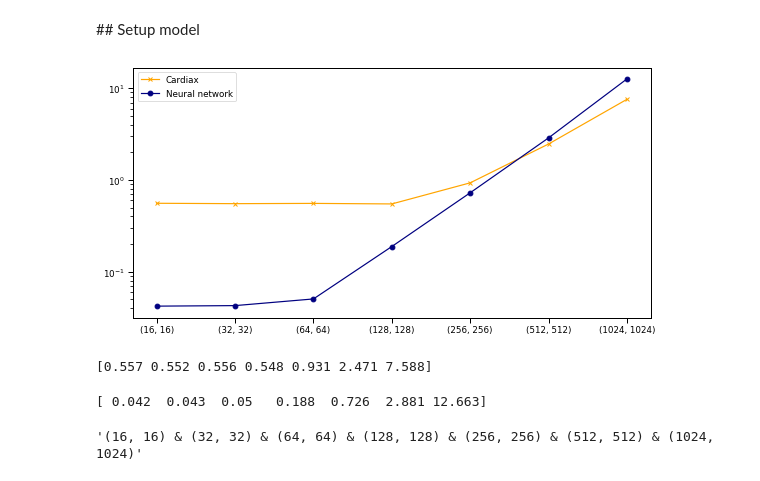
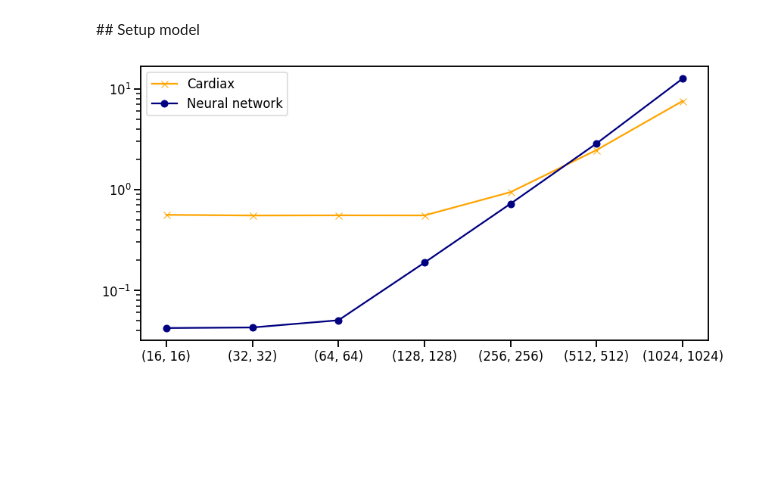
Before and after one commit to epignatelli/cardiax, a Jupyter notebook: experiments/test_performance.ipynb, the cells around one changed output. Cells and saved outputs as stored; diff of their text form; code cells hidden in the pictures; blank space fills up the shorter version.

Commit message:
performance

```diff
--- a/experiments/test_performance.ipynb
+++ b/experiments/test_performance.ipynb
@@ -274,53 +280,41 @@ FILENAME = "data/linear.hdf5"
 N_REFEED = 2
 URL = "p3aetobr/10351"  # TOP
 # %%
-with open("results/cardiax-results.pickle", "rb") as f:
+with open("results/performance/cardiax-results.pickle", "rb") as f:
     c_times = pickle.load(f)
-with open("results/deepx-results.pickle", "rb") as f:
+with open("results/performance/deepx-results.pickle", "rb") as f:
     d_times = pickle.load(f)
 
 
 def gather(results):
     xs = []
     ys = []
     for k, v in results.items():
         xs.append(k)
         ys.append(v)
     ys = jnp.array(ys).T
     return xs, ys
 
 
 def plot(xs, c_ys, d_ys):
-    fig, ax = plt.subplots(figsize=(8, 4))
+    fig, ax = plt.subplots(figsize=(12, 6))
     xs = [str(s) for s in xs]
     ax.plot(xs, c_ys, marker="x", c="orange", label="Cardiax")
     ax.plot(xs, d_ys, marker="o", c="navy", label="Neural network")
     ax.set_yscale('log')
     handles, labels = plt.gca().get_legend_handles_labels()
     by_label = dict(zip(labels, handles))
     plt.legend(by_label.values(), by_label.keys())
     plt.tight_layout()
     plt.show()
     return fig, ax
 
 
 xs, c_ys = gather(c_times)
 xs, d_ys = gather(d_times)
-with sns.plotting_context("paper"):
+with sns.plotting_context("talk"):
     fig, ax = plot(xs, c_ys.min(axis=0), d_ys.min(axis=0))
-    fig.savefig("results/performance.svg")
-    fig.savefig("results/performance.png")
+    fig.savefig("results/performance/times.svg")
+    fig.savefig("results/performance/times.png")
 # %% [output]
-[figure, old version]
+[figure, new version]
-# %%
-print(onp.array(c_ys.min(axis=0)).round(3))
-# %% [output]
-[0.557 0.552 0.556 0.548 0.931 2.471 7.588]
-# %%
-print(onp.array(d_ys.min(axis=0)).round(3))
-# %% [output]
-[ 0.042  0.043  0.05   0.188  0.726  2.881 12.663]
-# %%
-" & ".join([str(s) for s in xs])
-# %% [output]
-'(16, 16) & (32, 32) & (64, 64) & (128, 128) & (256, 256) & (512, 512) & (1024, 1024)'
```
Also changed, not shown: parts of 2 cells of this notebook, 7 other files.
